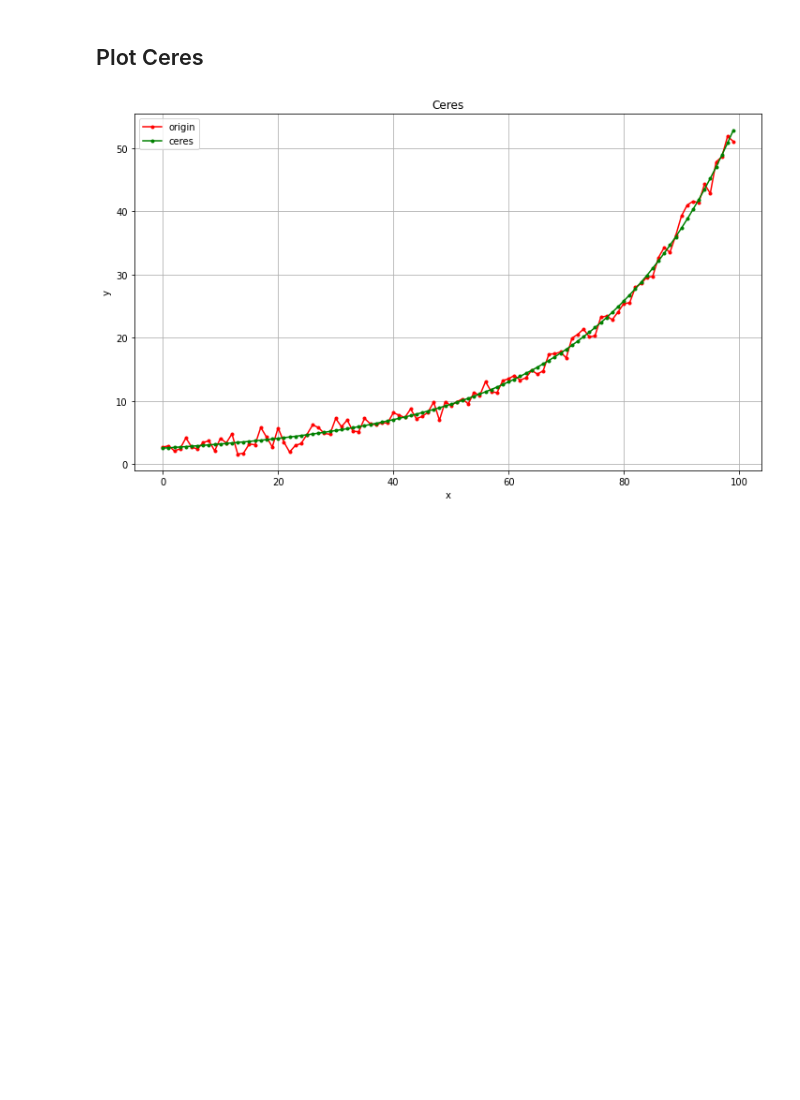
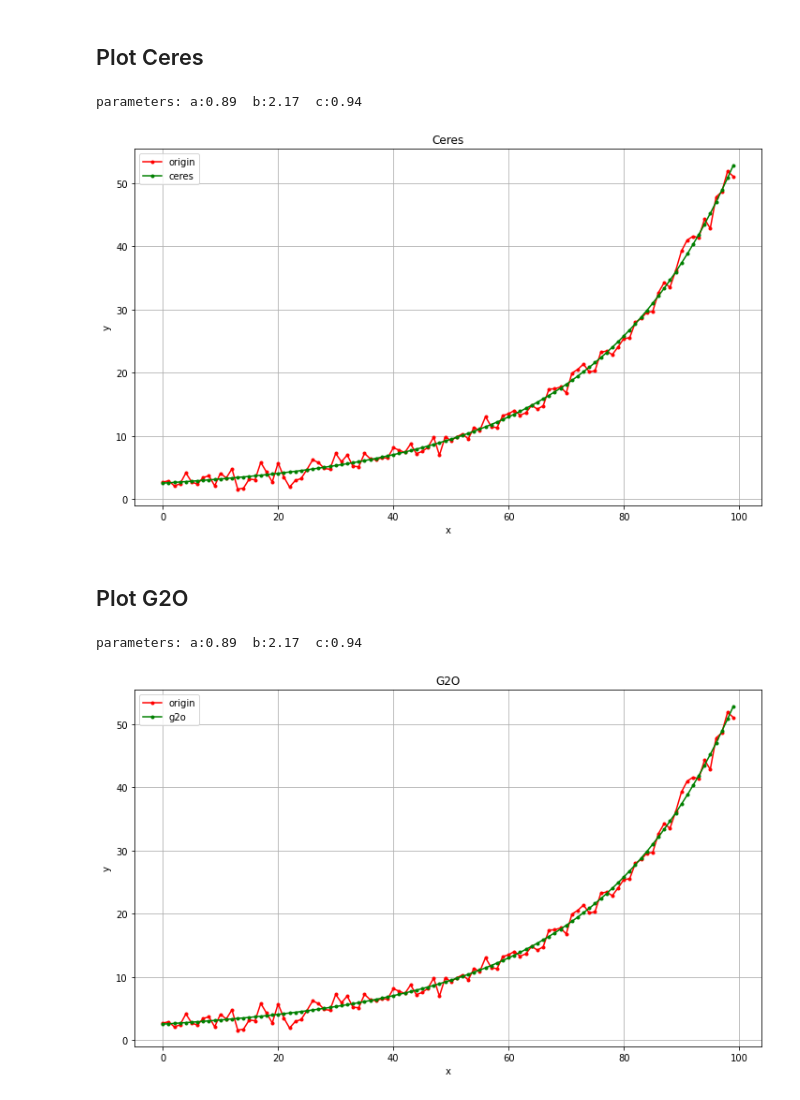
Before and after one commit to uestc-zzh/Slam, a Jupyter notebook: PA4_code/data_plot.ipynb, the cells around one changed output. Saved outputs shown, nothing was run; the diff lists cells and outputs as text; code cells hidden in the pictures; blank space fills up the shorter version.

Commit message:
g2o fitting done

```diff
--- a/PA4_code/data_plot.ipynb
+++ b/PA4_code/data_plot.ipynb
@@ -49,8 +49,9 @@ out_paras=list(map(float,out_fd.readline().split(' ')[:-1]))
 
 # get fit
 ceres_x=np.arange(0,1,0.01)
-ceres_y=[math.exp(out_paras[0]*x[i]*x[i]+out_paras[1]*x[i]+out_paras[2]) for i in range(100)]
+ceres_y=[math.exp(out_paras[0]*ceres_x[i]*ceres_x[i]+out_paras[1]*ceres_x[i]+out_paras[2]) for i in range(100)]
 # %%
+print("parameters: a:%.2f  b:%.2f  c:%.2f" %(out_paras[0],out_paras[1],out_paras[2]))
 plt.figure(figsize=(12,7))
 p1=plt.plot(origin_data,color='r',marker='.')
 p2=plt.plot(ceres_y,color='g',marker='.')
@@ -61,4 +62,36 @@ plt.ylabel("y")
 plt.legend([p1,p2],labels=['origin', 'ceres'],loc='best',numpoints=1)
 plt.show()
 # %% [output]
+parameters: a:0.89  b:2.17  c:0.94
 [figure]
+# %% [markdown]
+## Plot G2O
+# %%
+origin_fd = open("g2oData/origin_data.txt")
+out_fd = open("g2oData/fitting_paras.txt")
+
+origin_data=[]
+for data in origin_fd.readlines():
+    origin_data.append(float(data))
+
+out_paras=[]
+for data in out_fd.readlines():
+    out_paras.append(float(data))
+
+# get fit
+g2o_x=np.arange(0,1,0.01)
+g2o_y=[math.exp(out_paras[0]*g2o_x[i]*g2o_x[i]+out_paras[1]*g2o_x[i]+out_paras[2]) for i in range(100)]
+# %%
+print("parameters: a:%.2f  b:%.2f  c:%.2f" %(out_paras[0],out_paras[1],out_paras[2]))
+plt.figure(figsize=(12,7))
+p1=plt.plot(origin_data,color='r',marker='.')
+p2=plt.plot(ceres_y,color='g',marker='.')
+plt.title("G2O")
+plt.grid("true")
+plt.xlabel("x")
+plt.ylabel("y")
+plt.legend([p1,p2],labels=['origin', 'g2o'],loc='best',numpoints=1)
+plt.show()
+# %% [output]
+parameters: a:0.89  b:2.17  c:0.94
+[figure, added]
```
Also changed, not shown: 21 other files.
